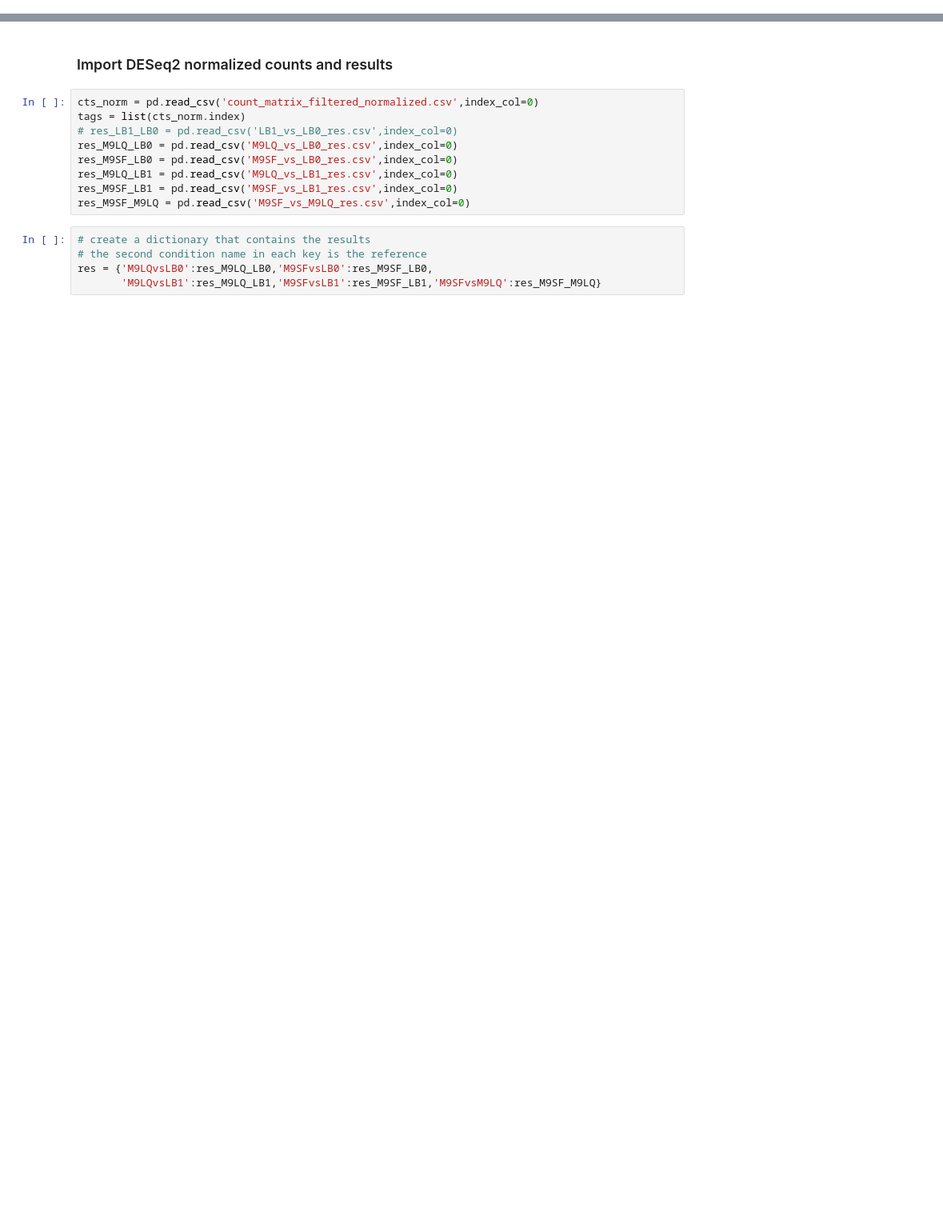
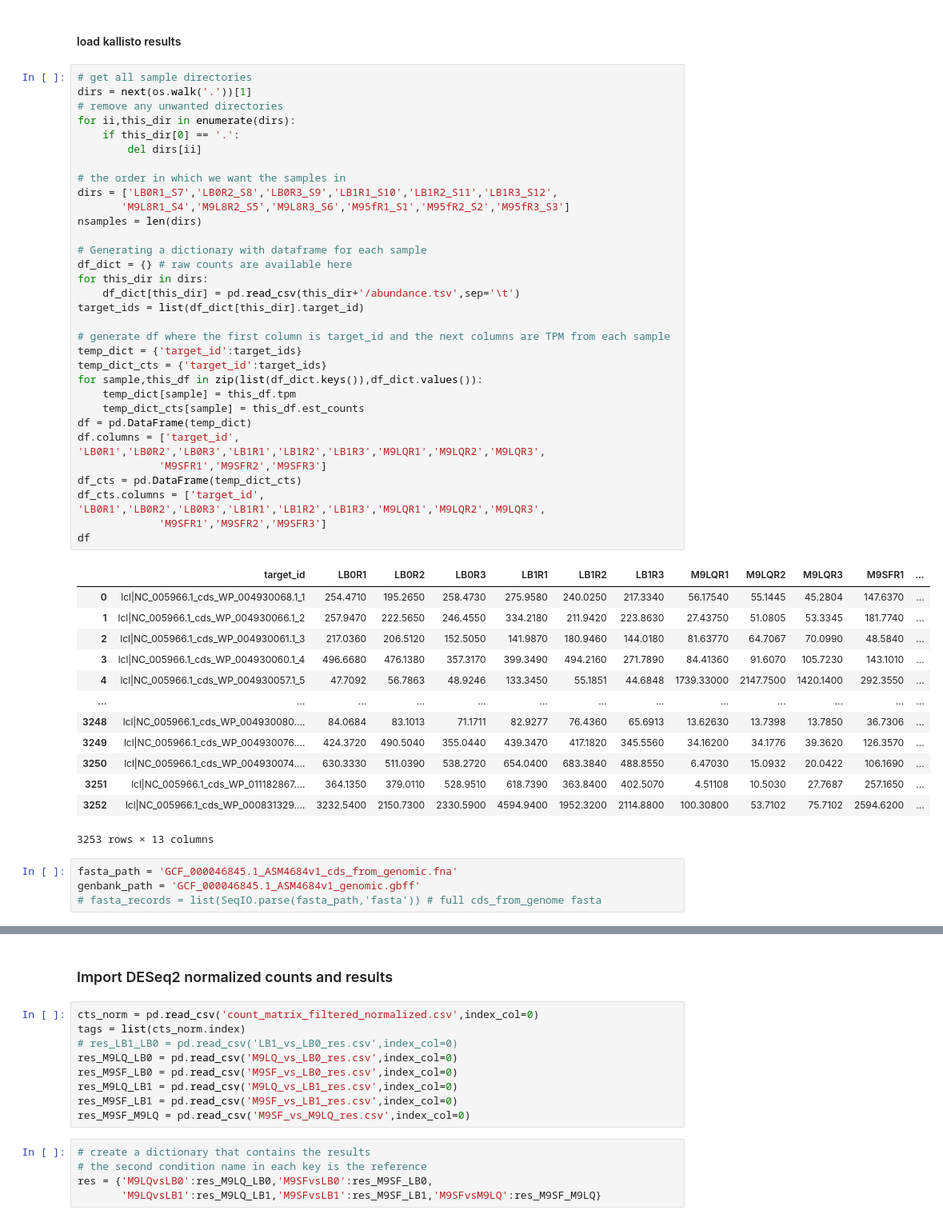
Before and after one commit to YeungRepo/AdaptationClassification, a Jupyter notebook: adaptation/adp1_deseq2.ipynb, the cells around one changed output, grey strips where cells are left out. Shown at 80% size. Drawn from its saved outputs; the diff is of its cells as text; blank space fills up the shorter version.

```diff
--- a/adaptation/adp1_deseq2.ipynb
+++ b/adaptation/adp1_deseq2.ipynb
@@ -20,3 +20,55 @@ from Bio.Seq import Seq
 from Bio.SeqRecord import SeqRecord
 from bioservices import UniProt
 import os
+# %% [markdown]
+#### load kallisto results
+# %%
+# get all sample directories
+dirs = next(os.walk('.'))[1]
+# remove any unwanted directories
+for ii,this_dir in enumerate(dirs):
+    if this_dir[0] == '.':
+        del dirs[ii]
+
+# the order in which we want the samples in
+dirs = ['LB0R1_S7','LB0R2_S8','LB0R3_S9','LB1R1_S10','LB1R2_S11','LB1R3_S12',
+       'M9L8R1_S4','M9L8R2_S5','M9L8R3_S6','M95fR1_S1','M95fR2_S2','M95fR3_S3']
+nsamples = len(dirs)
+
+# Generating a dictionary with dataframe for each sample
+df_dict = {} # raw counts are available here
+for this_dir in dirs:
+    df_dict[this_dir] = pd.read_csv(this_dir+'/abundance.tsv',sep='\t')
+target_ids = list(df_dict[this_dir].target_id)
+
+# generate df where the first column is target_id and the next columns are TPM from each sample
+temp_dict = {'target_id':target_ids}
+temp_dict_cts = {'target_id':target_ids}
+for sample,this_df in zip(list(df_dict.keys()),df_dict.values()):
+    temp_dict[sample] = this_df.tpm
+    temp_dict_cts[sample] = this_df.est_counts
+df = pd.DataFrame(temp_dict)
+df.columns = ['target_id', 'LB0R1','LB0R2','LB0R3','LB1R1','LB1R2','LB1R3','M9LQR1','M9LQR2','M9LQR3',
+             'M9SFR1','M9SFR2','M9SFR3']
+df_cts = pd.DataFrame(temp_dict_cts)
+df_cts.columns = ['target_id', 'LB0R1','LB0R2','LB0R3','LB1R1','LB1R2','LB1R3','M9LQR1','M9LQR2','M9LQR3',
+             'M9SFR1','M9SFR2','M9SFR3']
+df
+# %% [output]
+|  | target_id | LB0R1 | LB0R2 | LB0R3 | LB1R1 | LB1R2 | LB1R3 | M9LQR1 | M9LQR2 | M9LQR3 | M9SFR1 | ... |
+| 0 | lcl|NC_005966.1_cds_WP_004930068.1_1 | 254.4710 | 195.2650 | 258.4730 | 275.9580 | 240.0250 | 217.3340 | 56.17540 | 55.1445 | 45.2804 | 147.6370 | ... |
+| 1 | lcl|NC_005966.1_cds_WP_004930066.1_2 | 257.9470 | 222.5650 | 246.4550 | 334.2180 | 211.9420 | 223.8630 | 27.43750 | 51.0805 | 53.3345 | 181.7740 | ... |
+| 2 | lcl|NC_005966.1_cds_WP_004930061.1_3 | 217.0360 | 206.5120 | 152.5050 | 141.9870 | 180.9460 | 144.0180 | 81.63770 | 64.7067 | 70.0990 | 48.5840 | ... |
+| 3 | lcl|NC_005966.1_cds_WP_004930060.1_4 | 496.6680 | 476.1380 | 357.3170 | 399.3490 | 494.2160 | 271.7890 | 84.41360 | 91.6070 | 105.7230 | 143.1010 | ... |
+| 4 | lcl|NC_005966.1_cds_WP_004930057.1_5 | 47.7092 | 56.7863 | 48.9246 | 133.3450 | 55.1851 | 44.6848 | 1739.33000 | 2147.7500 | 1420.1400 | 292.3550 | ... |
+| ... | ... | ... | ... | ... | ... | ... | ... | ... | ... | ... | ... | ... |
+| 3248 | lcl|NC_005966.1_cds_WP_004930080.... | 84.0684 | 83.1013 | 71.1711 | 82.9277 | 76.4360 | 65.6913 | 13.62630 | 13.7398 | 13.7850 | 36.7306 | ... |
+| 3249 | lcl|NC_005966.1_cds_WP_004930076.... | 424.3720 | 490.5040 | 355.0440 | 439.3470 | 417.1820 | 345.5560 | 34.16200 | 34.1776 | 39.3620 | 126.3570 | ... |
+| 3250 | lcl|NC_005966.1_cds_WP_004930074.... | 630.3330 | 511.0390 | 538.2720 | 654.0400 | 683.3840 | 488.8550 | 6.47030 | 15.0932 | 20.0422 | 106.1690 | ... |
+| 3251 | lcl|NC_005966.1_cds_WP_011182867.... | 364.1350 | 379.0110 | 528.9510 | 618.7390 | 363.8400 | 402.5070 | 4.51108 | 10.5030 | 27.7687 | 257.1650 | ... |
+| 3252 | lcl|NC_005966.1_cds_WP_000831329.... | 3232.5400 | 2150.7300 | 2330.5900 | 4594.9400 | 1952.3200 | 2114.8800 | 100.30800 | 53.7102 | 75.7102 | 2594.6200 | ... |
+3253 rows × 13 columns
+# %%
+fasta_path = 'GCF_000046845.1_ASM4684v1_cds_from_genomic.fna'
+genbank_path = 'GCF_000046845.1_ASM4684v1_genomic.gbff'
+# fasta_records = list(SeqIO.parse(fasta_path,'fasta')) # full cds_from_genome fasta
```
Also changed, not shown: parts of 23 cells of this notebook, 1 other file.
